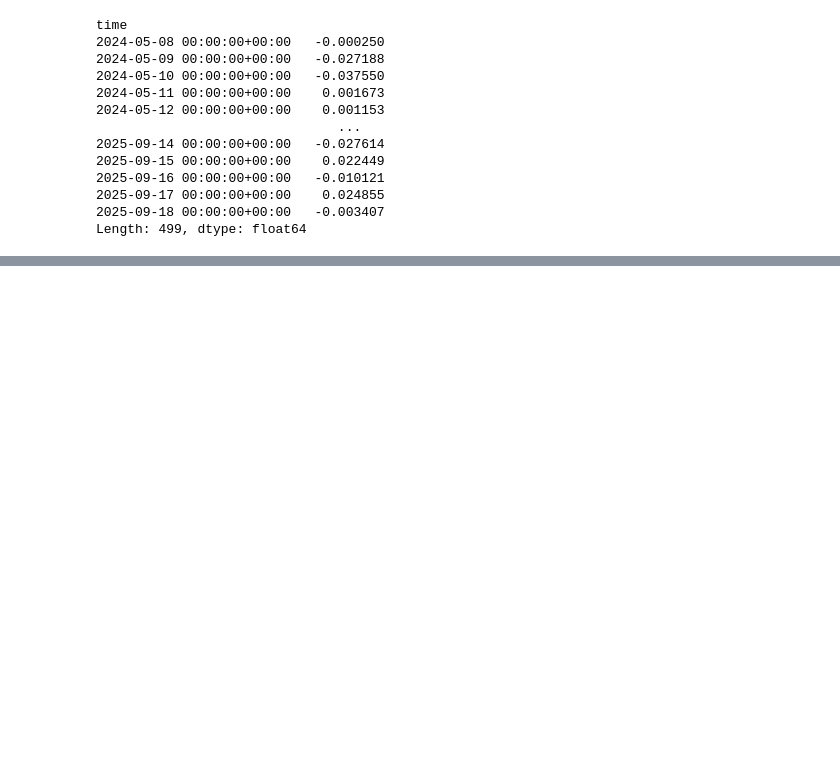
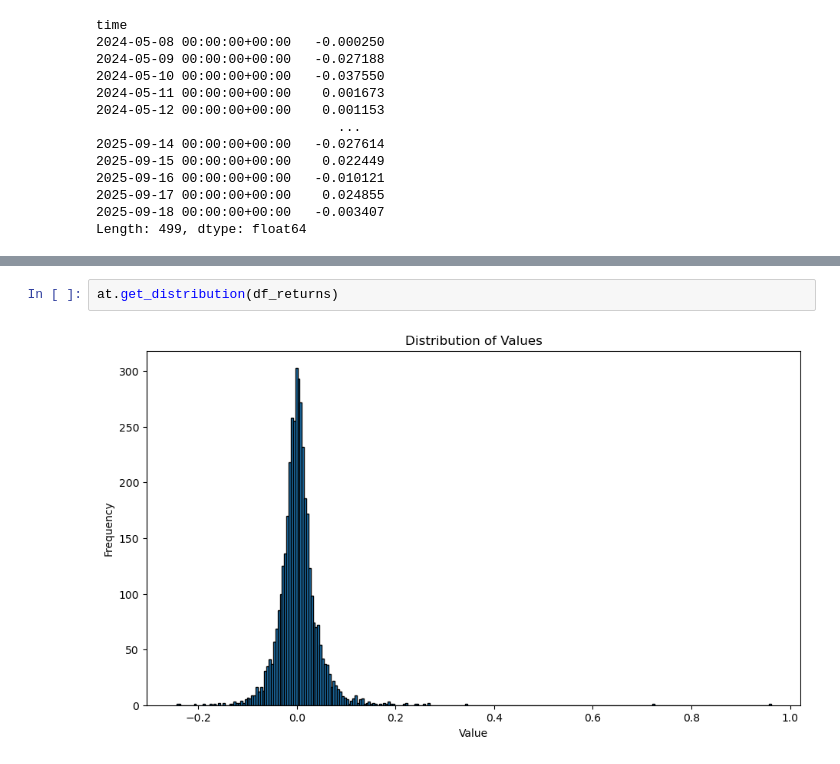
Before and after one commit to utilmon/alphatest, a Jupyter notebook: examples/mean_reversion.ipynb, the cells around one changed output, grey strips where cells are left out. Saved outputs shown, nothing was run; the diff lists cells and outputs as text; blank space fills up the shorter version.

```diff
--- a/examples/mean_reversion.ipynb
+++ b/examples/mean_reversion.ipynb
@@ -51,0 +106,4 @@ Length: 499, dtype: float64
+# %%
+at.get_distribution(df_returns)
+# %% [output]
+[figure, added]
```
Also changed, not shown: parts of 3 cells of this notebook, 1 other file.
